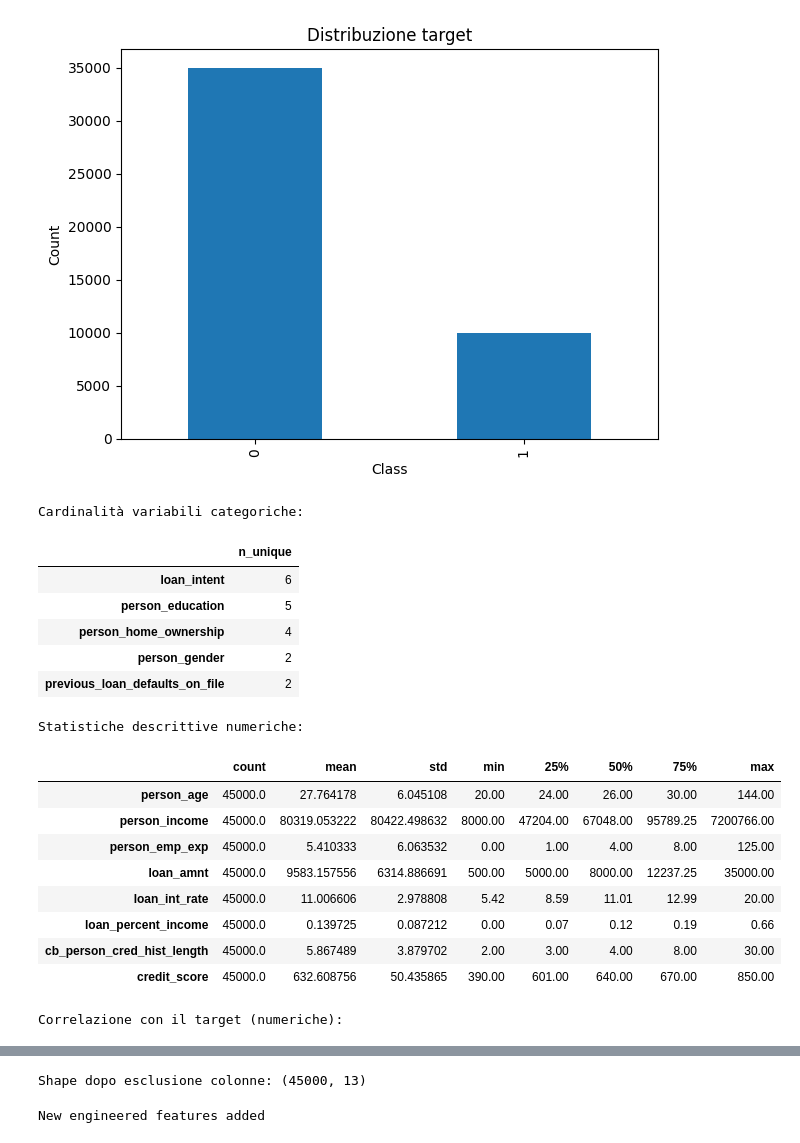
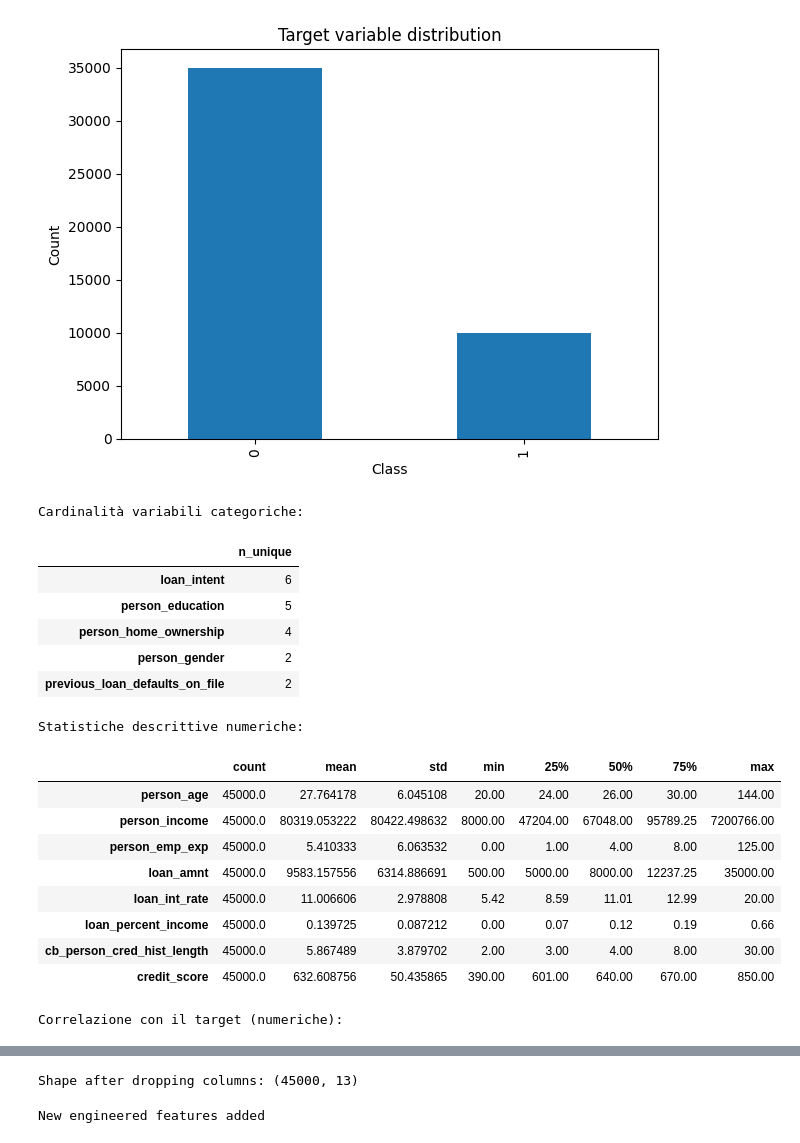
Before and after one commit to NicoBache/DMMLproject, a Jupyter notebook: DMML_CreditRisk_Notebook_Smtnc_ok.ipynb, the cells around one changed output, grey strips where cells are left out. Cells and saved outputs as stored; diff of their text form; code cells hidden in the pictures.

```diff
--- a/DMML_CreditRisk_Notebook_Smtnc_ok.ipynb
+++ b/DMML_CreditRisk_Notebook_Smtnc_ok.ipynb
@@ -66,7 +65,7 @@ loan_status
 Name: count, dtype: int64
 # %%
 # ==================
-# EDA ESSENZIALE
+# Esploratory Data Analysis
 # ==================
 import matplotlib.pyplot as plt
 import numpy as np
@@ -74,24 +73,24 @@ import seaborn as sns
 import pandas as pd
 from scipy.stats import chi2_contingency
 
-# Distribuzione target
+# Target variable distribution
 ax = df_work[TARGET].value_counts().sort_index().plot(kind='bar')
-_ = ax.set_title('Distribuzione target'), ax.set_xlabel('Class'), ax.set_ylabel('Count')
+_ = ax.set_title('Target variable distribution'), ax.set_xlabel('Class'), ax.set_ylabel('Count')
 plt.tight_layout()
 plt.show()
 
-# Cardinalità variabili categoriche
+# Cardinality of categorical features
 cat_cols = df_work.select_dtypes(include=["object", "category"]).columns.tolist()
 print("\nCardinalità variabili categoriche:")
 card = pd.Series({c: df_work[c].nunique(dropna=False) for c in cat_cols}).sort_values(ascending=False)
 display(card.to_frame("n_unique"))
 
-# Statistiche descrittive numeriche + outlier check
+# Descriptive statistics of numerical features
 num_cols = df_work.select_dtypes(include=[np.number]).columns.drop([TARGET], errors="ignore").tolist()
 print("\nStatistiche descrittive numeriche:")
 display(df_work[num_cols].describe().T)
 
-# Correlazioni numeriche (con target se numerico)
+# Numeric correlation
 if pd.api.types.is_numeric_dtype(df_work[TARGET]):
     corr = df_work[num_cols + [TARGET]].corr(numeric_only=True)
     print("\nCorrelazione con il target (numeriche):")
@@ -104,7 +103,7 @@ if pd.api.types.is_numeric_dtype(df_work[TARGET]):
     plt.tight_layout()
     plt.show()
 
-    # Heatmap più leggibile (solo correlazioni assolute)
+    # Absolute correlation matrix (numerical features)
     plt.figure(figsize=(10, 8))
     top_corr = df_work[num_cols].corr(numeric_only=True).abs()
     mask = np.triu(np.ones_like(top_corr, dtype=bool))
@@ -116,36 +115,35 @@ if pd.api.types.is_numeric_dtype(df_work[TARGET]):
 else:
     print("\nIl target non è numerico → salta correlazione con il target.")
 
-# Associazioni tra categoriche (Cramér's V)
+#  Association between categorical features (Cramér's V)
 if len(cat_cols) > 1:
     def cramers_v(x, y):
         confusion = pd.crosstab(x, y)
         chi2 = chi2_contingency(confusion)[0]
         n = confusion.sum().sum()
         phi2 = chi2 / n
         r, k = confusion.shape
-        # correzione bias per tabelle piccole/non quadrate
         phi2corr = max(0, phi2 - (k-1)*(r-1)/(n-1))
         rcorr = r - (r-1)**2/(n-1)
         kcorr = k - (k-1)**2/(n-1)
         denom = min((kcorr-1), (rcorr-1))
         return np.sqrt(phi2corr / denom) if denom > 0 else 0
 
     cramer_matrix = pd.DataFrame(index=cat_cols, columns=cat_cols, dtype=float)
     for c1 in cat_cols:
         for c2 in cat_cols:
             cramer_matrix.loc[c1, c2] = 1.0 if c1 == c2 else cramers_v(df_work[c1], df_work[c2])
 
     plt.figure(figsize=(10, 8))
     mask = np.triu(np.ones_like(cramer_matrix, dtype=bool))
     sns.heatmap(cramer_matrix, mask=mask, cmap="coolwarm", vmin=0, vmax=1, cbar=True)
     plt.title("Association Matrix (Cramér's V) categorical features")
     plt.tight_layout()
     plt.show()
 else:
     print("\nPoche o nessuna variabile categorica, salta Cramér's V.")
 # %% [output]
-[figure, old version]
+[figure, new version]
 Cardinalità variabili categoriche:
 |  | n_unique |
 | loan_intent | 6 |
@@ -181,9 +179,9 @@ Correlazione con il target (numeriche):
 #eliminating extremely predictive column "previous_loan_defaults_on_file"
 drop_cols = ["previous_loan_defaults_on_file"]
 df_work = df_work.drop(columns=drop_cols)
-print("Shape dopo esclusione colonne:", df_work.shape)
+print("Shape after dropping columns:", df_work.shape)
 # %% [output]
-Shape dopo esclusione colonne: (45000, 13)
+Shape after dropping columns: (45000, 13)
 # %%
 # =====================
 # Feature Engineering
```
Also changed, not shown: parts of 33 cells of this notebook, 6 other files.
